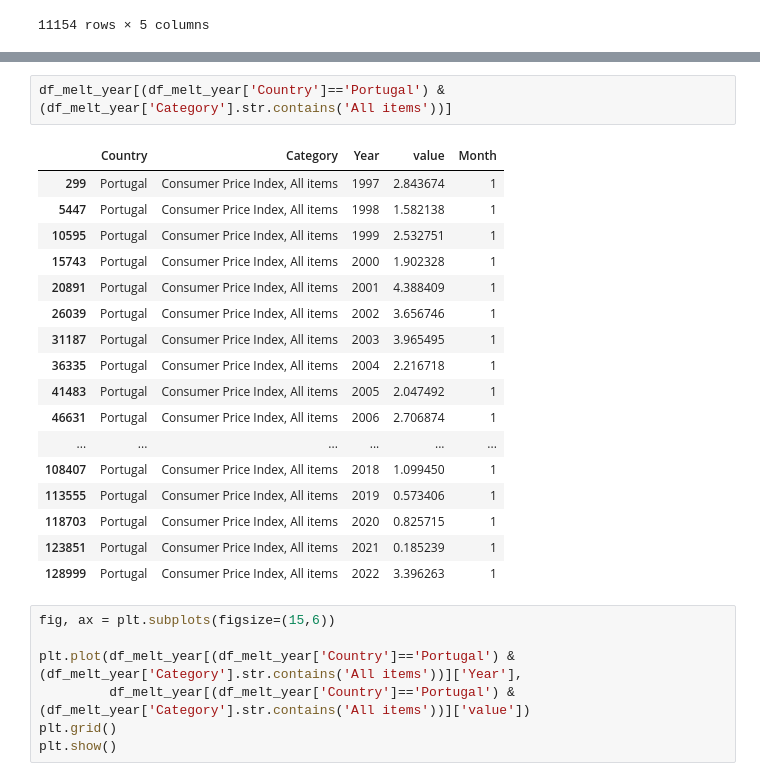
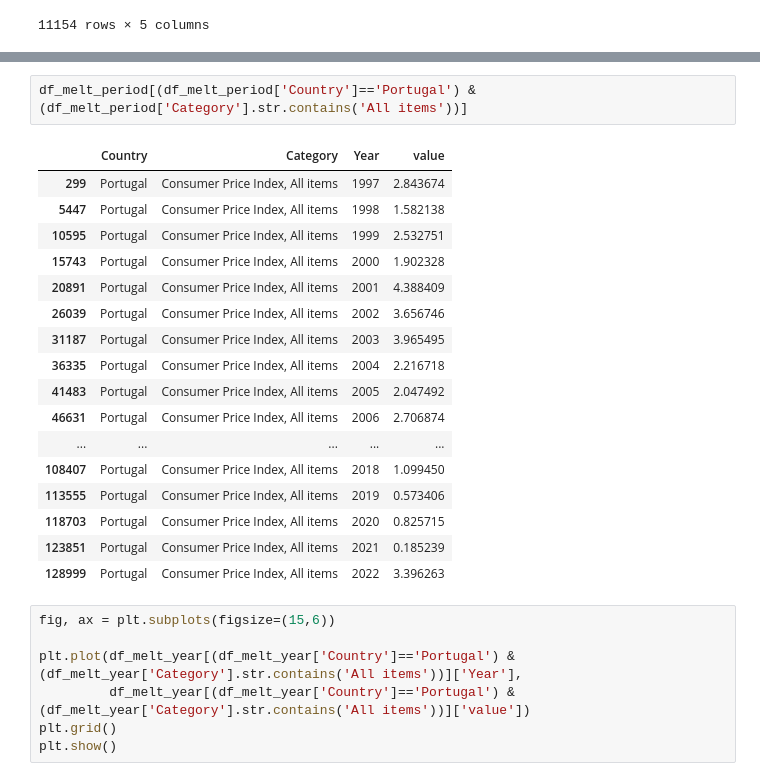
Before and after one commit to pccostapt/european-inflation, a Jupyter notebook: European_Inflation.ipynb, the cells around one changed output, grey strips where cells are left out. Saved outputs shown, nothing was run; the diff lists cells and outputs as text.

```diff
--- a/European_Inflation.ipynb
+++ b/European_Inflation.ipynb
@@ -139,23 +157,23 @@ df_melt_year
 # %%
-df_melt_year[(df_melt_year['Country']=='Portugal') & (df_melt_year['Category'].str.contains('All items'))]
+df_melt_period[(df_melt_period['Country']=='Portugal') & (df_melt_period['Category'].str.contains('All items'))]
 # %% [output]
-|  | Country | Category | Year | value | Month |
-| 299 | Portugal | Consumer Price Index, All items | 1997 | 2.843674 | 1 |
-| 5447 | Portugal | Consumer Price Index, All items | 1998 | 1.582138 | 1 |
-| 10595 | Portugal | Consumer Price Index, All items | 1999 | 2.532751 | 1 |
-| 15743 | Portugal | Consumer Price Index, All items | 2000 | 1.902328 | 1 |
-| 20891 | Portugal | Consumer Price Index, All items | 2001 | 4.388409 | 1 |
-| 26039 | Portugal | Consumer Price Index, All items | 2002 | 3.656746 | 1 |
-| 31187 | Portugal | Consumer Price Index, All items | 2003 | 3.965495 | 1 |
-| 36335 | Portugal | Consumer Price Index, All items | 2004 | 2.216718 | 1 |
-| 41483 | Portugal | Consumer Price Index, All items | 2005 | 2.047492 | 1 |
-| 46631 | Portugal | Consumer Price Index, All items | 2006 | 2.706874 | 1 |
-| ... | ... | ... | ... | ... | ... |
-| 108407 | Portugal | Consumer Price Index, All items | 2018 | 1.099450 | 1 |
-| 113555 | Portugal | Consumer Price Index, All items | 2019 | 0.573406 | 1 |
-| 118703 | Portugal | Consumer Price Index, All items | 2020 | 0.825715 | 1 |
-| 123851 | Portugal | Consumer Price Index, All items | 2021 | 0.185239 | 1 |
-| 128999 | Portugal | Consumer Price Index, All items | 2022 | 3.396263 | 1 |
+|  | Country | Category | Year | value |
+| 299 | Portugal | Consumer Price Index, All items | 1997 | 2.843674 |
+| 5447 | Portugal | Consumer Price Index, All items | 1998 | 1.582138 |
+| 10595 | Portugal | Consumer Price Index, All items | 1999 | 2.532751 |
+| 15743 | Portugal | Consumer Price Index, All items | 2000 | 1.902328 |
+| 20891 | Portugal | Consumer Price Index, All items | 2001 | 4.388409 |
+| 26039 | Portugal | Consumer Price Index, All items | 2002 | 3.656746 |
+| 31187 | Portugal | Consumer Price Index, All items | 2003 | 3.965495 |
+| 36335 | Portugal | Consumer Price Index, All items | 2004 | 2.216718 |
+| 41483 | Portugal | Consumer Price Index, All items | 2005 | 2.047492 |
+| 46631 | Portugal | Consumer Price Index, All items | 2006 | 2.706874 |
+| ... | ... | ... | ... | ... |
+| 108407 | Portugal | Consumer Price Index, All items | 2018 | 1.099450 |
+| 113555 | Portugal | Consumer Price Index, All items | 2019 | 0.573406 |
+| 118703 | Portugal | Consumer Price Index, All items | 2020 | 0.825715 |
+| 123851 | Portugal | Consumer Price Index, All items | 2021 | 0.185239 |
+| 128999 | Portugal | Consumer Price Index, All items | 2022 | 3.396263 |
 # %%
 fig, ax = plt.subplots(figsize=(15,6))
 
```
Also changed, not shown: parts of 12 cells of this notebook, 6 other files.
